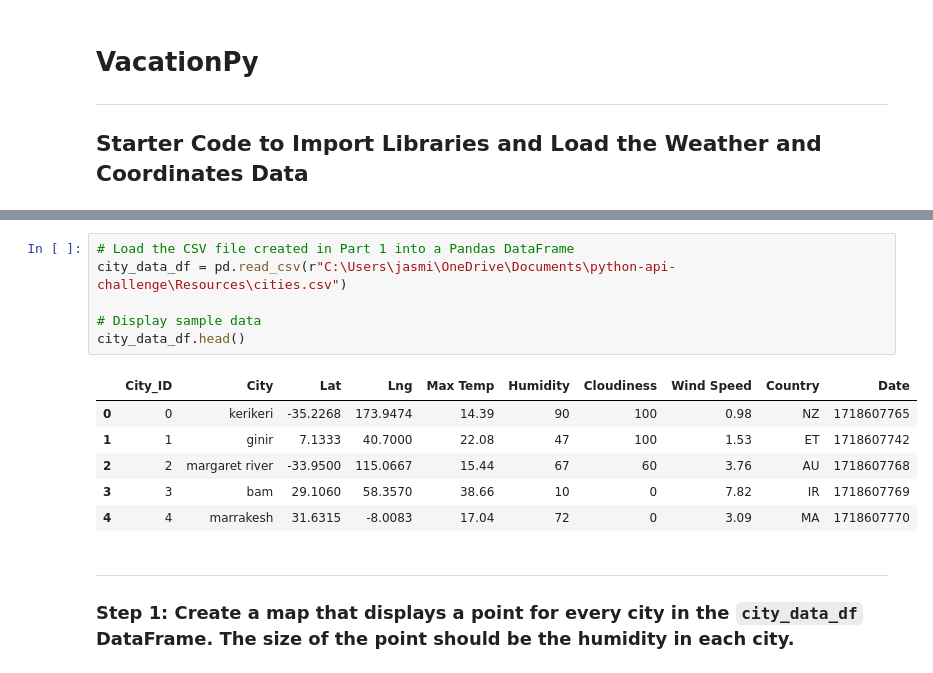
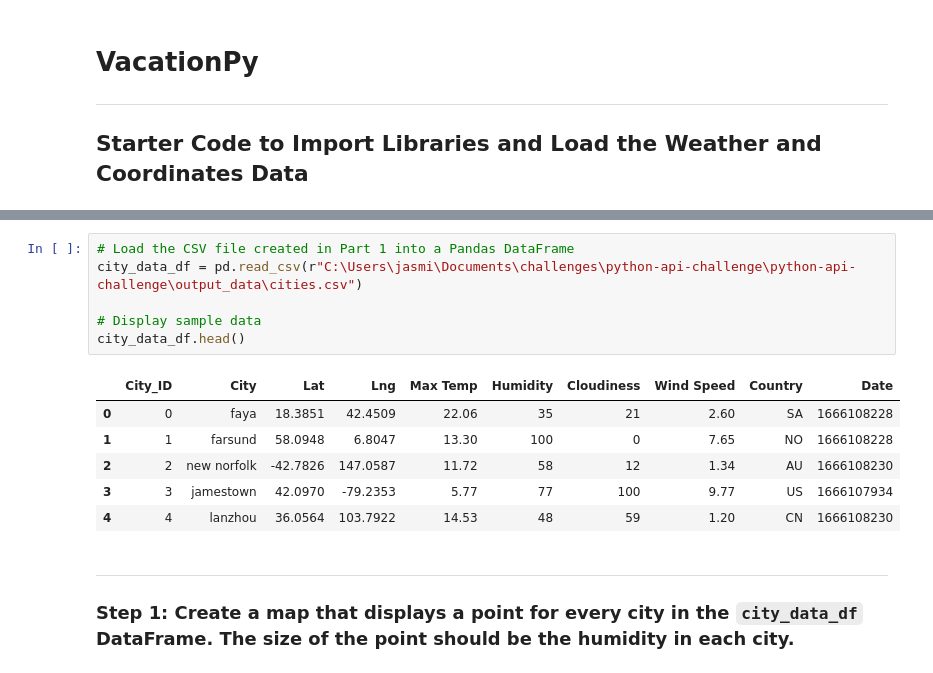
Before and after one commit to jpinon007/python-api-challenge, a Jupyter notebook: VacationPy.ipynb, the cells around one changed output, grey strips where cells are left out. Cells and saved outputs as stored; diff of their text form.

```diff
--- a/VacationPy.ipynb
+++ b/VacationPy.ipynb
@@ -16,16 +14,16 @@ ModuleNotFoundError: No module named 'api_keys'
 # %%
 # Load the CSV file created in Part 1 into a Pandas DataFrame
-city_data_df = pd.read_csv(r"C:\Users\jasmi\OneDrive\Documents\python-api-challenge\Resources\cities.csv")
+city_data_df = pd.read_csv(r"C:\Users\jasmi\Documents\challenges\python-api-challenge\python-api-challenge\output_data\cities.csv")
 
 # Display sample data
 city_data_df.head()
 # %% [output]
 |  | City_ID | City | Lat | Lng | Max Temp | Humidity | Cloudiness | Wind Speed | Country | Date |
-| 0 | 0 | kerikeri | -35.2268 | 173.9474 | 14.39 | 90 | 100 | 0.98 | NZ | 1718607765 |
-| 1 | 1 | ginir | 7.1333 | 40.7000 | 22.08 | 47 | 100 | 1.53 | ET | 1718607742 |
-| 2 | 2 | margaret river | -33.9500 | 115.0667 | 15.44 | 67 | 60 | 3.76 | AU | 1718607768 |
-| 3 | 3 | bam | 29.1060 | 58.3570 | 38.66 | 10 | 0 | 7.82 | IR | 1718607769 |
-| 4 | 4 | marrakesh | 31.6315 | -8.0083 | 17.04 | 72 | 0 | 3.09 | MA | 1718607770 |
+| 0 | 0 | faya | 18.3851 | 42.4509 | 22.06 | 35 | 21 | 2.60 | SA | 1666108228 |
+| 1 | 1 | farsund | 58.0948 | 6.8047 | 13.30 | 100 | 0 | 7.65 | NO | 1666108228 |
+| 2 | 2 | new norfolk | -42.7826 | 147.0587 | 11.72 | 58 | 12 | 1.34 | AU | 1666108230 |
+| 3 | 3 | jamestown | 42.0970 | -79.2353 | 5.77 | 77 | 100 | 9.77 | US | 1666107934 |
+| 4 | 4 | lanzhou | 36.0564 | 103.7922 | 14.53 | 48 | 59 | 1.20 | CN | 1666108230 |
 # %% [markdown]
 ---
 
```
Also changed, not shown: parts of 6 cells of this notebook, 2 other files.
